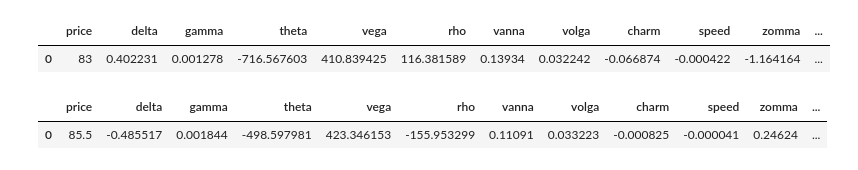
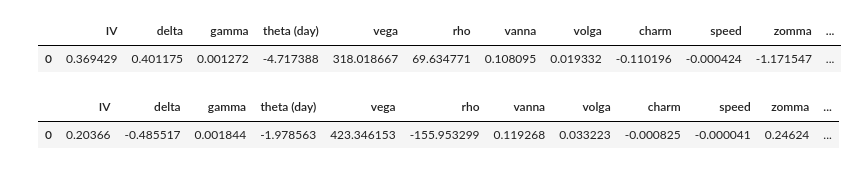
Before and after one commit to juldit/Option-Greeks, a Jupyter notebook: greeks.ipynb, the cells around one changed output. Cells and saved outputs as stored; diff of their text form; code cells hidden in the pictures.

```diff
--- a/greeks.ipynb
+++ b/greeks.ipynb
@@ -115,10 +115,10 @@ class Option():
 
     def high_level(self):
         overview =  {
-            'price': self.price,
+            'IV': self.sigma,
             'delta': self.delta(),
             'gamma': self.gamma(),
-            'theta': self.theta(),
+            'theta (day)': self.theta() / 252,
             'vega': self.vega(),
             'rho': self.rho(),
             'vanna': self.vanna(),
@@ -135,7 +135,7 @@ class Option():
     def delta_change(self):
         original_St = self.St
         delta = []
-        St_range = np.arange(original_St - 50, original_St + 50, 1)
+        St_range = np.arange(original_St - 200, original_St + 200, 1)
         for i in St_range:
             self.St = i
             delta.append(self.delta())
@@ -147,7 +147,7 @@ class Option():
     def gamma_change(self):
         original_St = self.St
         gamma = []
-        St_range = np.arange(original_St - 50, original_St + 50, 1)
+        St_range = np.arange(original_St - 200, original_St + 200, 1)
         for i in St_range:
             self.St = i
             gamma.append(self.gamma())
@@ -159,19 +159,22 @@ class Option():
     def theta_change(self):
         original_t = self.t
         theta = []
-        t_range = np.arange(original_t - 0.5, original_t + 0.5, 0.01)
+        t_range = np.arange(0, original_t, 0.01)
         for i in t_range:
             self.t = i
             theta.append(self.theta())
         self.t = original_t
         frame =  pd.DataFrame({'t': t_range, 'theta': theta})
+        frame = frame.iloc[::-1]
         ax = frame.plot(x='t', y='theta', kind='line', title='Theta Change dValuedTime')
+
+
         return ax
 
     def vega_change(self):
         original_sigma = self.sigma
         vega = []
-        sigma_range = np.arange(original_sigma - 0.2, original_sigma + 0.2, 0.001)
+        sigma_range = np.arange(0, original_sigma + 0.5, 0.01)
         for i in sigma_range:
             self.sigma = i
             vega.append(self.vega())
@@ -263,14 +266,15 @@ class Option():
         ax[1, 2].plot(self.vanna_change())
         return fig
 # %%
-opt = Option(St=3678.43, K =3770, r=0.01, t=1/12, price=83 , call = True)
+opt = Option(St=3678.43, K =3770, r=0.01, t=0.05, price=83 , call = True)
 opt.high_level()
 # %% [output]
-|  | price | delta | gamma | theta | vega | rho | vanna | volga | charm | speed | zomma | ... |
-| 0 | 83 | 0.402231 | 0.001278 | -716.567603 | 410.839425 | 116.381589 | 0.13934 | 0.032242 | -0.066874 | -0.000422 | -1.164164 | ... |
+|  | IV | delta | gamma | theta (day) | vega | rho | vanna | volga | charm | speed | zomma | ... |
+| 0 | 0.369429 | 0.401175 | 0.001272 | -4.717388 | 318.018667 | 69.634771 | 0.108095 | 0.019332 | -0.110196 | -0.000424 | -1.171547 | ... |
 # %%
 opt = Option(St=3678.43, K =3680, r=0.01, t=1/12, price=85.5 , call = False)
 opt.high_level()
+# opt.vega_change()
 # %% [output]
-|  | price | delta | gamma | theta | vega | rho | vanna | volga | charm | speed | zomma | ... |
-| 0 | 85.5 | -0.485517 | 0.001844 | -498.597981 | 423.346153 | -155.953299 | 0.11091 | 0.033223 | -0.000825 | -0.000041 | 0.24624 | ... |
+|  | IV | delta | gamma | theta (day) | vega | rho | vanna | volga | charm | speed | zomma | ... |
+| 0 | 0.20366 | -0.485517 | 0.001844 | -1.978563 | 423.346153 | -155.953299 | 0.119268 | 0.033223 | -0.000825 | -0.000041 | 0.24624 | ... |
```
Also changed, not shown: parts of 1 cell of this notebook.
